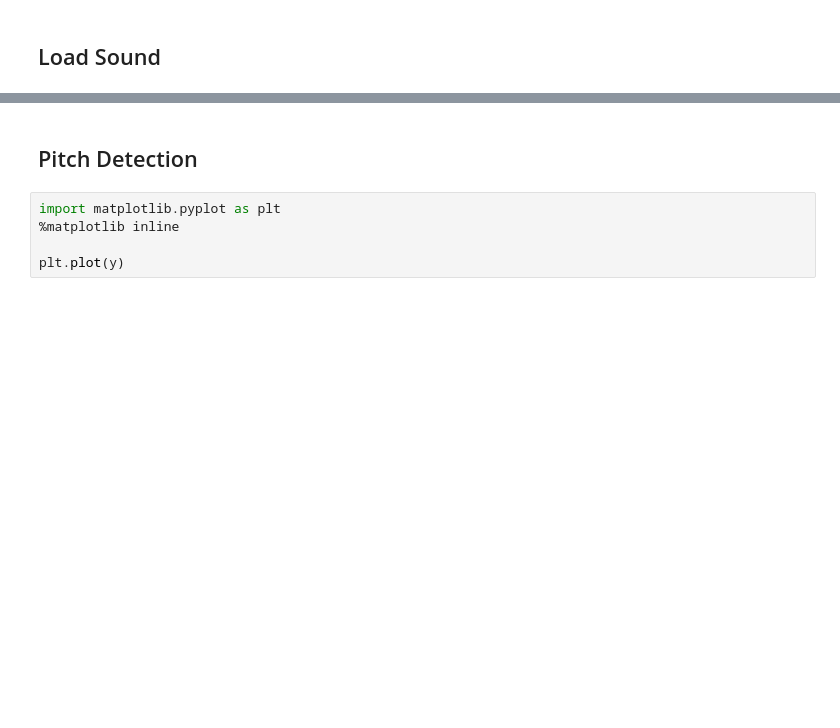
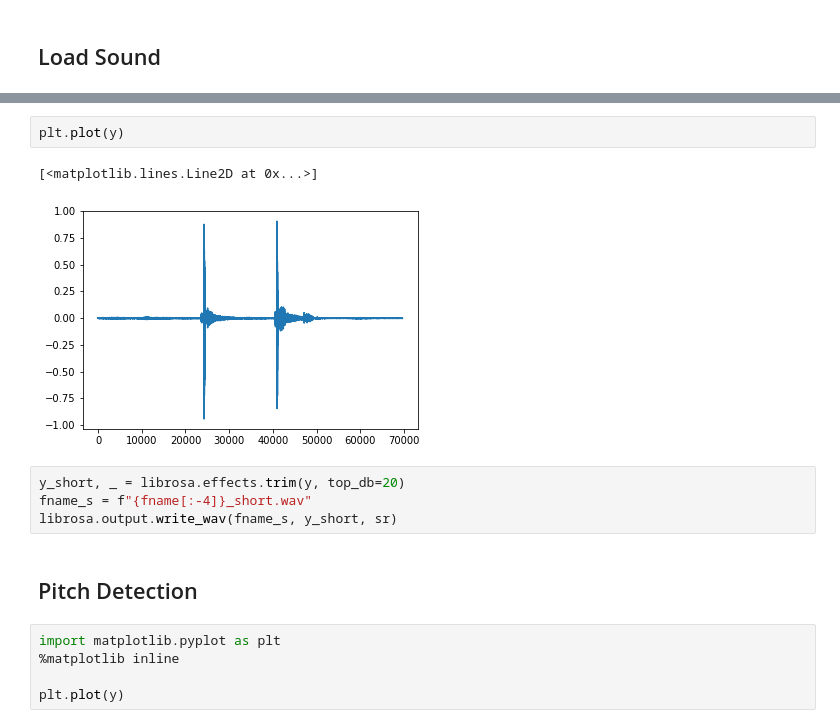
Before and after one commit to sfc-computational-creativity-lab/x-sampling-field-recording-ensemble, a Jupyter notebook: environment--sound-detection.ipynb, the cells around one changed output, grey strips where cells are left out. Cells and saved outputs as stored; diff of their text form; blank space fills up the shorter version.

```diff
--- a/environment--sound-detection.ipynb
+++ b/environment--sound-detection.ipynb
@@ -101,3 +98,12 @@ y.shape
+# %%
+plt.plot(y)
+# %% [output]
+[<matplotlib.lines.Line2D at 0x...>]
+[figure, added]
+# %%
+y_short, _ = librosa.effects.trim(y, top_db=20)
+fname_s = f"{fname[:-4]}_short.wav"
+librosa.output.write_wav(fname_s, y_short, sr)
 # %% [markdown]
 ## Pitch Detection
 # %%
```
Also changed, not shown: parts of 17 cells of this notebook.
